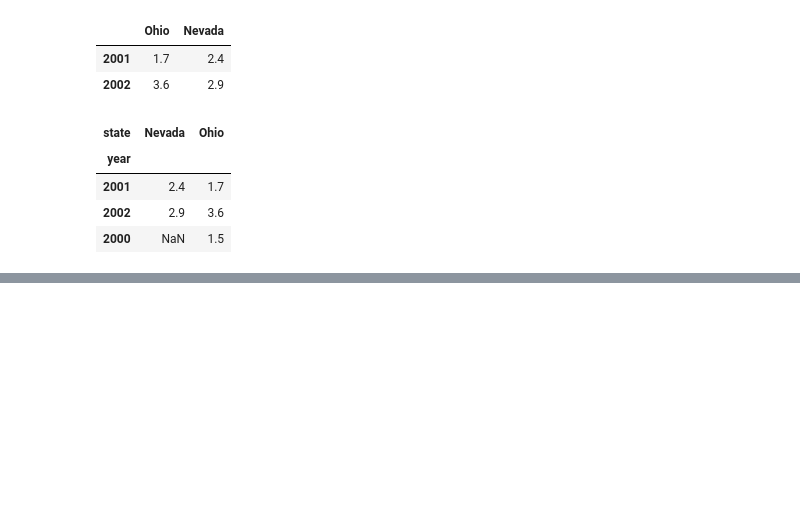
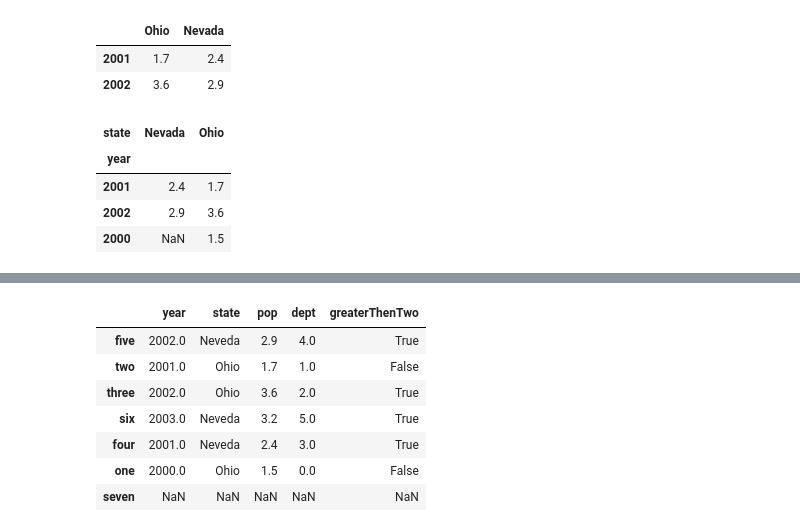
Before and after one commit to kamranajabbar/pandas, a Jupyter notebook: class_02.ipynb, the cells around one changed output, grey strips where cells are left out. Cells and saved outputs as stored; diff of their text form; code cells hidden in the pictures; blank space fills up the shorter version.

```diff
--- a/class_02.ipynb
+++ b/class_02.ipynb
@@ -293,0 +350,15 @@ df3
+# %%
+#Re-index
+#Note 1: By default "row" are reindex via reindex function
+#Note 2: We know that reindex never change orignal data, works on copy of the data
+reindex_frame = frame2.reindex(['five','two','three','six','four','one','seven'])
+reindex_frame
+# %% [output]
+|  | year | state | pop | dept | greaterThenTwo |
+| five | 2002.0 | Neveda | 2.9 | 4.0 | True |
+| two | 2001.0 | Ohio | 1.7 | 1.0 | False |
+| three | 2002.0 | Ohio | 3.6 | 2.0 | True |
+| six | 2003.0 | Neveda | 3.2 | 5.0 | True |
+| four | 2001.0 | Neveda | 2.4 | 3.0 | True |
+| one | 2000.0 | Ohio | 1.5 | 0.0 | False |
+| seven | NaN | NaN | NaN | NaN | NaN |
```
Also changed, not shown: parts of 36 cells of this notebook.
